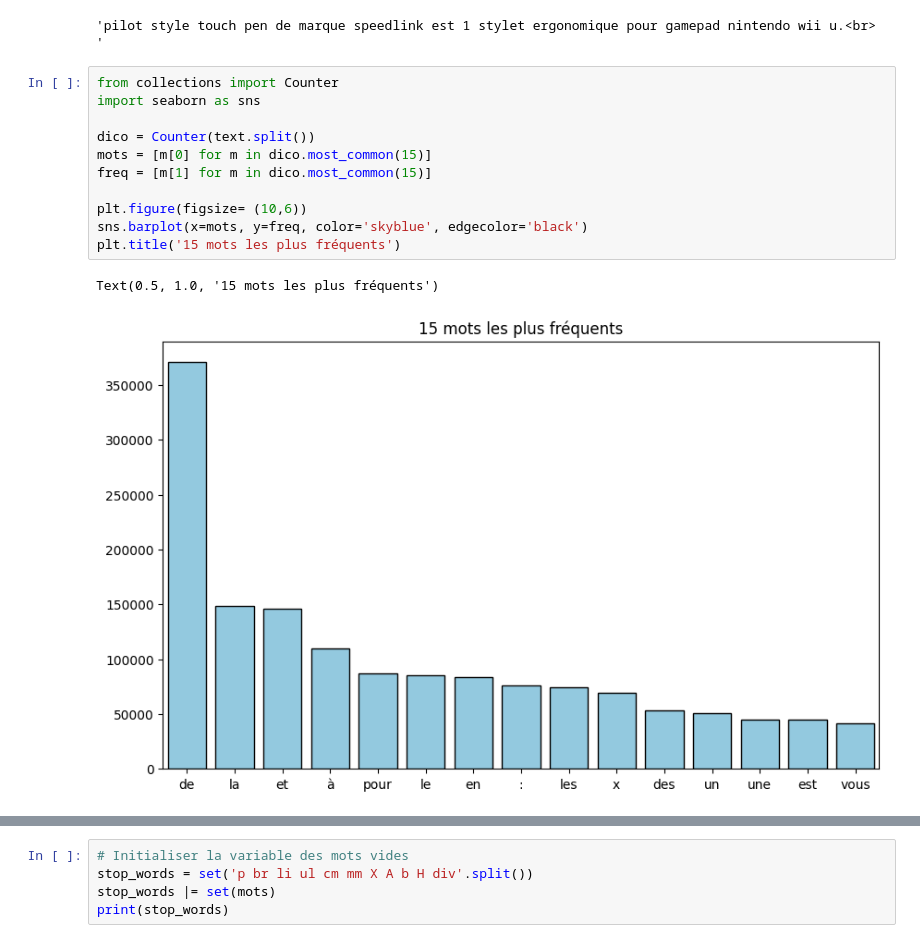
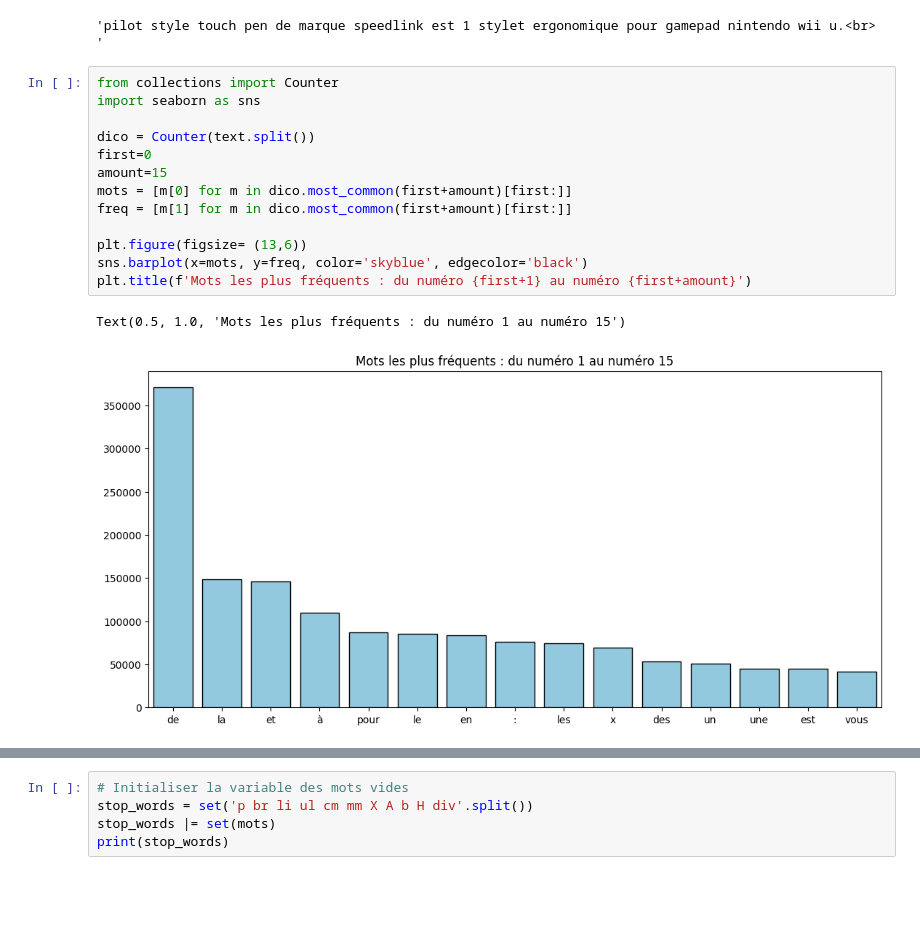
Before and after one commit to Kelorastus/Rakuten, a Jupyter notebook: data_exploration/Valentin.ipynb, the cells around one changed output, grey strips where cells are left out. Saved outputs shown, nothing was run; the diff lists cells and outputs as text; blank space fills up the shorter version.

Commit message:
data exploration: update draft section "Mots les plus fréquents"

```diff
--- a/data_exploration/Valentin.ipynb
+++ b/data_exploration/Valentin.ipynb
@@ -184,15 +184,17 @@ text[:100]
 # %%
 from collections import Counter
 import seaborn as sns
 
 dico = Counter(text.split())
-mots = [m[0] for m in dico.most_common(15)]
-freq = [m[1] for m in dico.most_common(15)]
+first=0
+amount=15
+mots = [m[0] for m in dico.most_common(first+amount)[first:]]
+freq = [m[1] for m in dico.most_common(first+amount)[first:]]
 
-plt.figure(figsize= (10,6))
+plt.figure(figsize= (13,6))
 sns.barplot(x=mots, y=freq, color='skyblue', edgecolor='black')
-plt.title('15 mots les plus fréquents')
+plt.title(f'Mots les plus fréquents : du numéro {first+1} au numéro {first+amount}')
 # %% [output]
-Text(0.5, 1.0, '15 mots les plus fréquents')
+Text(0.5, 1.0, 'Mots les plus fréquents : du numéro 1 au numéro 15')
-[figure, old version]
+[figure, new version]
 # %%
```
Also changed, not shown: parts of 7 cells of this notebook.
